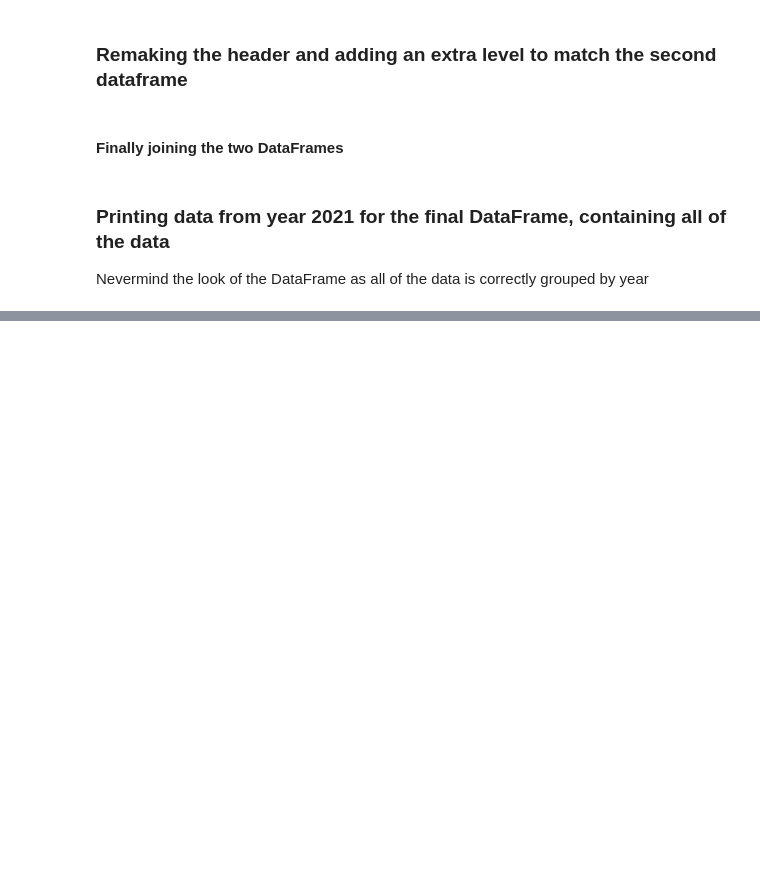
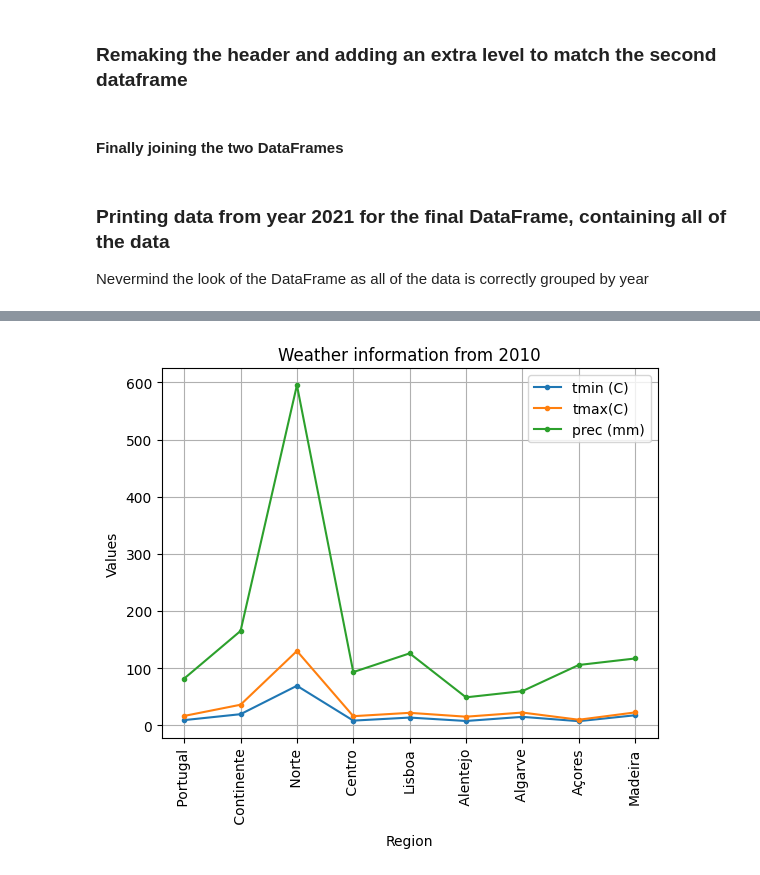
Before and after one commit to FMarques8/FCD-Project-1-2, a Jupyter notebook: INE_data_treatment.ipynb, the cells around one changed output, grey strips where cells are left out. Saved outputs shown, nothing was run; the diff lists cells and outputs as text; code cells hidden in the pictures; blank space fills up the shorter version.

Commit message:
added some plots

```diff
--- a/INE_data_treatment.ipynb
+++ b/INE_data_treatment.ipynb
@@ -533,8 +533,8 @@ for i in list(data2_average.keys()):
         tmp_df_prec += data2_average[i]['prec'][j]
 
     data2_average[i]['tmin']=tmp_df_tmin/len(data2_average[i]['tmin']) # replaces list of dataframes in region with a single dataframe with the average values
-    data2_average[i]['tmax']=tmp_df_tmin/len(data2_average[i]['tmax'])
-    data2_average[i]['prec']=tmp_df_tmin/len(data2_average[i]['prec'])
+    data2_average[i]['tmax']=tmp_df_tmax/len(data2_average[i]['tmax'])
+    data2_average[i]['prec']=tmp_df_prec/len(data2_average[i]['prec'])
 
 
     # as all values were summed up, this results in the year also being added together, simply replacing with the original year values fixes this
@@ -692,3 +676,6 @@ data3 = pd.concat([data,final_df2], axis=1)
 # %% [markdown]
 ### Printing data from year 2021 for the final DataFrame, containing all of the data
 Nevermind the look of the DataFrame as all of the data is correctly grouped by year
+# %%
+data3 = data3.apply(pd.to_numeric, errors='coerce')
+data3['2005']
@@ -724,0 +717,4 @@ data
+# %%
+# filter out non weather related data for the year 2010
+filter_idx = [i for i in range(len(data3['2010'].columns)) if data3['2010'].columns[i] in ['tmin', 'tmax', 'prec']]
+data3['2010']
@@ -724,0 +734,11 @@ data
+# %%
+data3['2010'][data3['2010'].columns[filter_idx]].plot(marker = '.')
+unit_labels = ['tmin (C)', 'tmax(C)','prec (mm)']
+plt.legend(labels = unit_labels)
+plt.title("Weather information from 2010")
+plt.ylabel("Values")
+plt.grid()
+plt.xticks(range(len(region_name)), region_name, rotation = 'vertical') # makes x values as region names
+plt.show()
+# %% [output]
+[figure, added]
```
Also changed, not shown: parts of 9 cells of this notebook.
